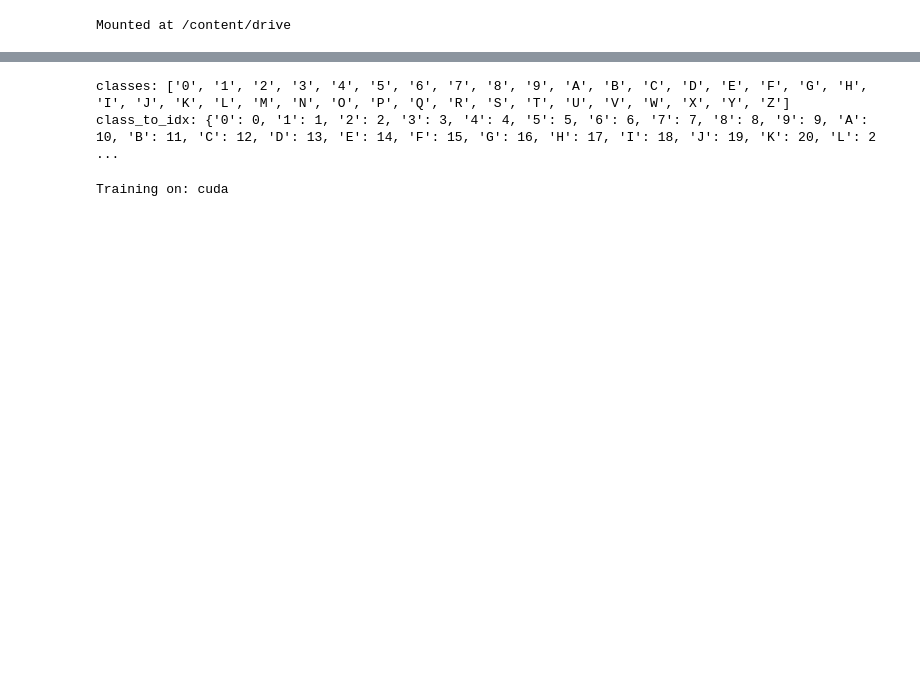
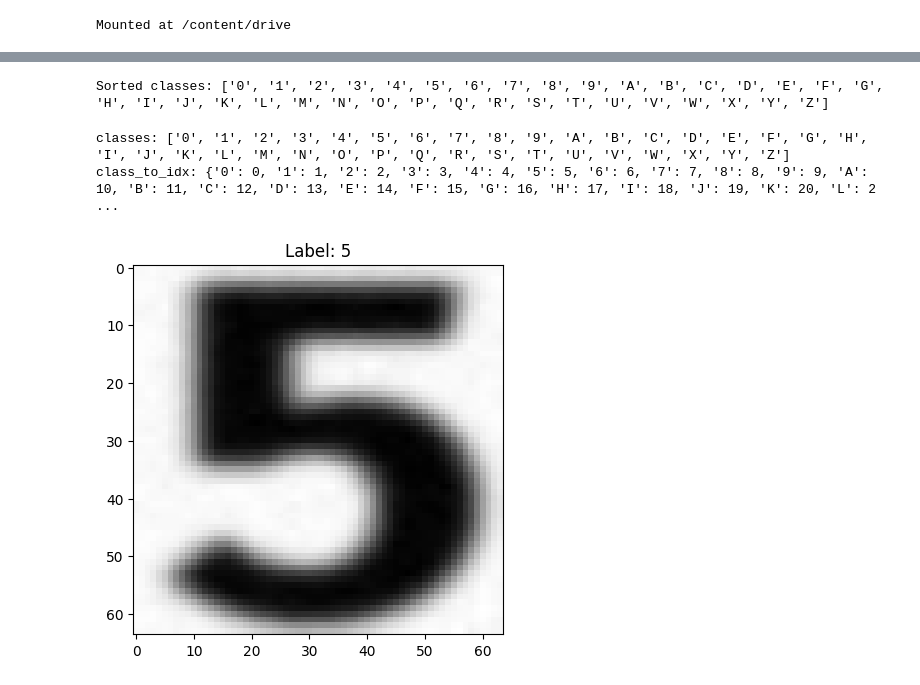
Before and after one commit to 0Abanoub/OCR-DNN, a Jupyter notebook: OCR.ipynb, the cells around one changed output, grey strips where cells are left out. Saved outputs shown, nothing was run; the diff lists cells and outputs as text; code cells hidden in the pictures; blank space fills up the shorter version.

```diff
--- a/OCR.ipynb
+++ b/OCR.ipynb
@@ -14,3 +27,11 @@ Mounted at /content/drive
+# %%
+def sorted_classes(path):
+    classes = [c for c in os.listdir(path) if not c.startswith('.')]
+    return sorted(classes)
+
+print("Sorted classes:", sorted_classes(TRAIN_DIR))
+# %% [output]
+Sorted classes: ['0', '1', '2', '3', '4', '5', '6', '7', '8', '9', 'A', 'B', 'C', 'D', 'E', 'F', 'G', 'H', 'I', 'J', 'K', 'L', 'M', 'N', 'O', 'P', 'Q', 'R', 'S', 'T', 'U', 'V', 'W', 'X', 'Y', 'Z']
 # %%
 transform = transforms.Compose([
     transforms.Resize((64, 64)),   # small square image
@@ -72,8 +58,7 @@ class SimpleOCR_CNN(nn.Module):
-# %%
-num_classes = len(train_dataset.classes)
-device = "cuda" if torch.cuda.is_available() else "cpu"
-model = SimpleOCR_CNN(num_classes).to(device)
-
-print(f"Training on: {device}")
-# %% [output]
-Training on: cuda
+# %%
+images, labels = next(iter(train_loader))
+plt.imshow(images[0].squeeze(), cmap='gray')
+plt.title(f"Label: {labels[0].item()}")
+plt.show()
+# %% [output]
+[figure, added]
```
Also changed, not shown: parts of 10 cells of this notebook.
